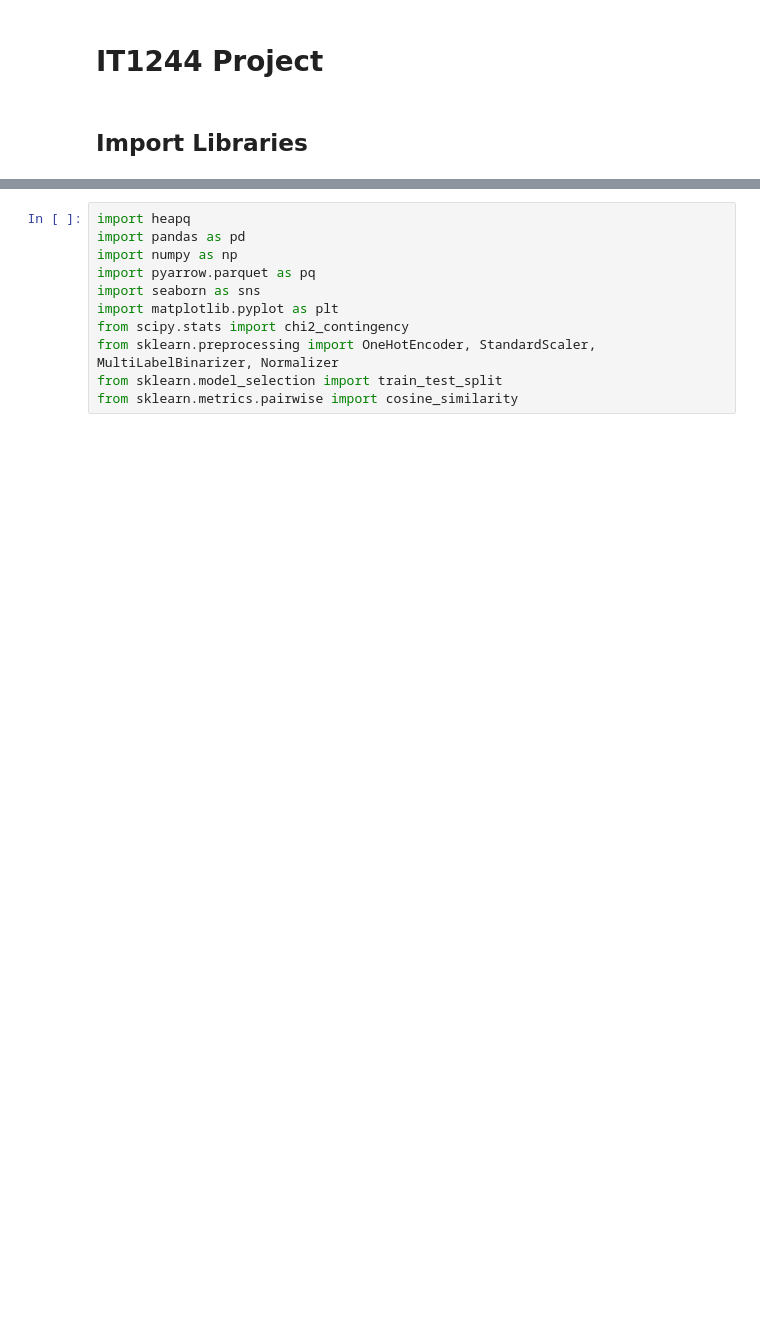
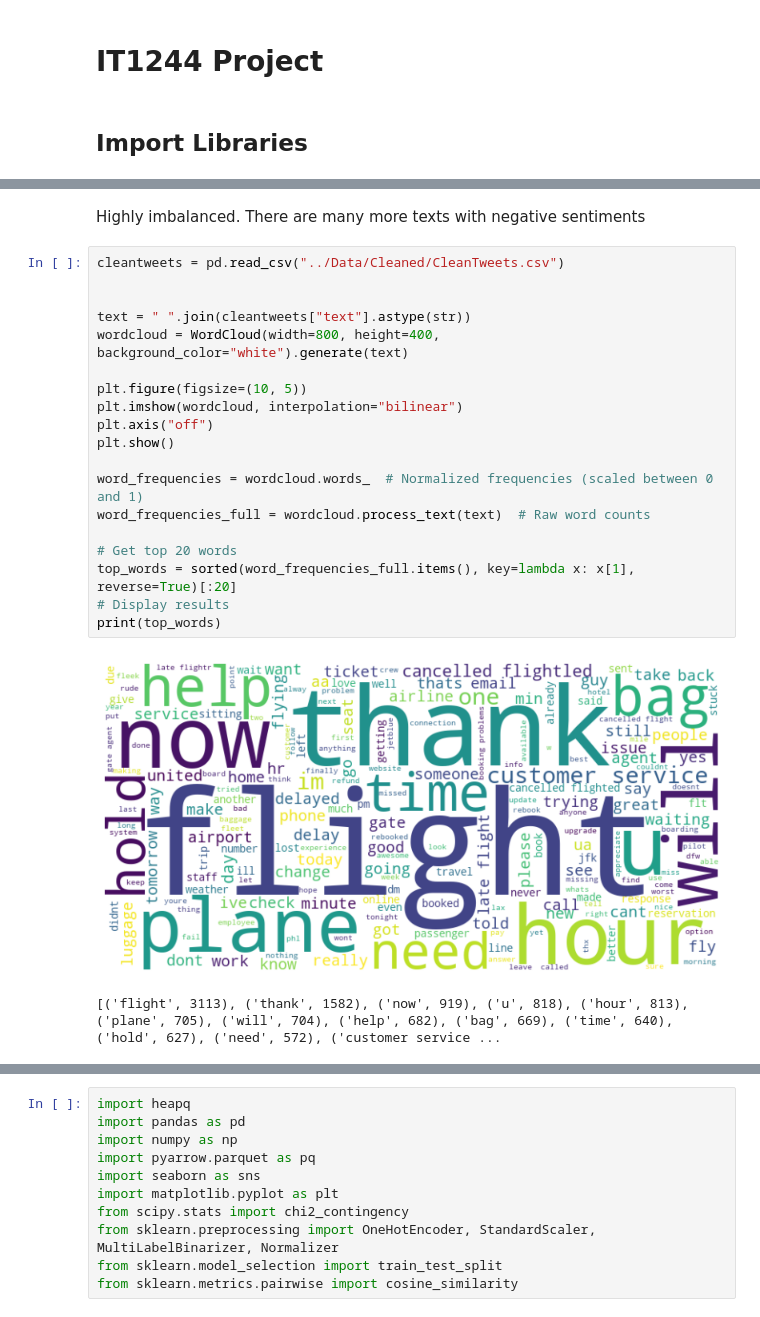
Before and after one commit to Chronyx132/IT1244-Project, a Jupyter notebook: Src/Jack.ipynb, the cells around one changed output, grey strips where cells are left out. Cells and saved outputs as stored; diff of their text form; blank space fills up the shorter version.

```diff
--- a/Src/Jack.ipynb
+++ b/Src/Jack.ipynb
@@ -4,0 +121,24 @@
+# %% [markdown]
+Highly imbalanced. There are many more texts with negative sentiments
+# %%
+cleantweets = pd.read_csv("../Data/Cleaned/CleanTweets.csv")
+
+
+text = " ".join(cleantweets["text"].astype(str))
+wordcloud = WordCloud(width=800, height=400, background_color="white").generate(text)
+
+plt.figure(figsize=(10, 5))
+plt.imshow(wordcloud, interpolation="bilinear")
+plt.axis("off")
+plt.show()
+
+word_frequencies = wordcloud.words_  # Normalized frequencies (scaled between 0 and 1)
+word_frequencies_full = wordcloud.process_text(text)  # Raw word counts
+
+# Get top 20 words
+top_words = sorted(word_frequencies_full.items(), key=lambda x: x[1], reverse=True)[:20]
+# Display results
+print(top_words)
+# %% [output]
+[figure, added]
+[('flight', 3113), ('thank', 1582), ('now', 919), ('u', 818), ('hour', 813), ('plane', 705), ('will', 704), ('help', 682), ('bag', 669), ('time', 640), ('hold', 627), ('need', 572), ('customer service ...
```
Also changed, not shown: parts of 87 cells of this notebook, 1 other file.
